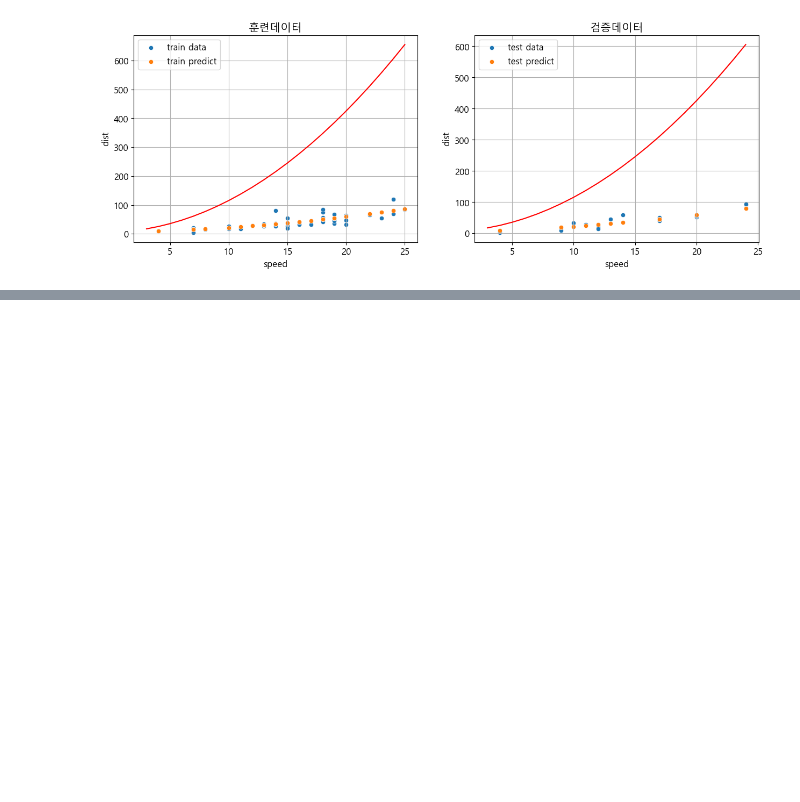
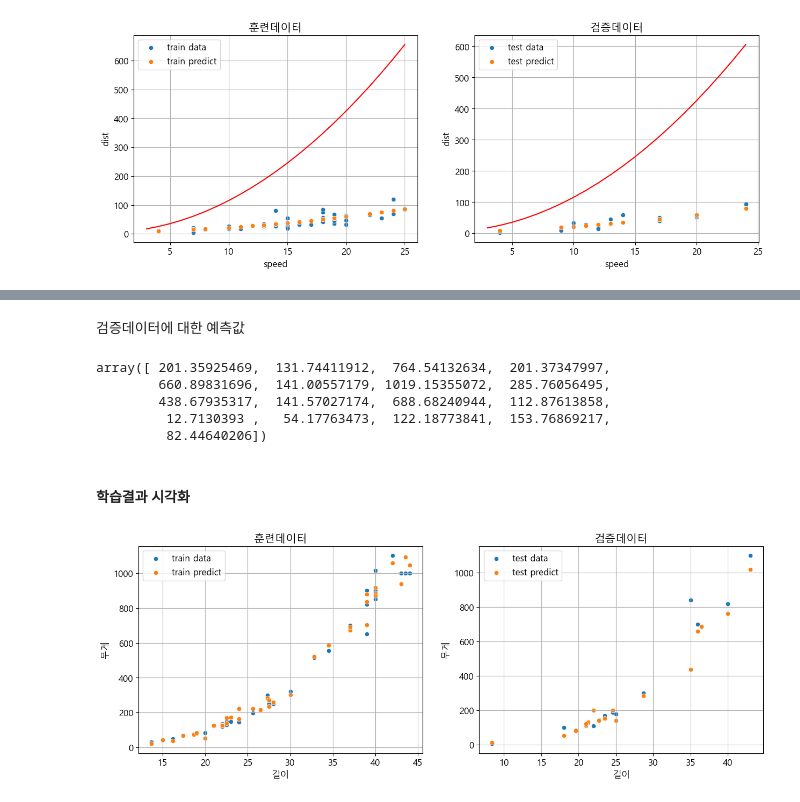
Before and after one commit to Jeeunun/Data_analysis_education_Closed, a Jupyter notebook: data_analysis/F.데이터_마이닝/02_Sklearn/04.지도학습(3)_다항회귀.ipynb, the cells around one changed output, grey strips where cells are left out. Cells and saved outputs as stored; diff of their text form; code cells hidden in the pictures; blank space fills up the shorter version.

```diff
--- a/data_analysis/F.데이터_마이닝/02_Sklearn/04.지도학습(3)_다항회귀.ipynb
+++ b/data_analysis/F.데이터_마이닝/02_Sklearn/04.지도학습(3)_다항회귀.ipynb
@@ -248,0 +295,3 @@ plt.close()
+# %%
+x_train, x_test, y_train, y_test = train_test_split(x,origin[['무게']],train_size=0.7,random_state=123)
+x_train.shape, x_test.shape, y_train.shape, y_test.shape
@@ -248,0 +302,8 @@ plt.close()
+# %%
+model = LinearRegression()
+fit = model.fit(x_train, y_train)
+
+print("계수: ", fit.coef_)
+print("절편: ", fit.intercept_)
+print("훈련데이터 설명력: ", fit.score(x_train, y_train))
+print("검증데이터 설명력: ", fit.score(x_test, y_test))
@@ -248,0 +334,4 @@ plt.close()
+# %%
+y_train_pred = fit.predict(x_train)
+y_train_pred = y_train_pred.reshape(-1)
+y_train_pred
@@ -248,0 +349,37 @@ plt.close()
+# %% [markdown]
+검증데이터에 대한 예측값
+# %%
+y_test_pred = fit.predict(x_test)
+y_test_pred = y_test_pred.reshape(-1)
+y_test_pred
+# %% [output]
+array([ 201.35925469,  131.74411912,  764.54132634,  201.37347997,
+        660.89831696,  141.00557179, 1019.15355072,  285.76056495,
+        438.67935317,  141.57027174,  688.68240944,  112.87613858,
+         12.7130393 ,   54.17763473,  122.18773841,  153.76869217,
+         82.44640206])
+# %% [markdown]
+#### 학습결과 시각화
+# %%
+fig, (ax1, ax2) = plt.subplots(1,2, figsize=(15,5))
+
+# 훈련데이터 + 훈련데이터 예측값
+sb.scatterplot(x=x_train['길이'], y=y_train['무게'], label='train data', ax=ax1)
+sb.scatterplot(x=x_train['길이'], y=y_train_pred, label='train predict', ax=ax1)
+
+ax1.set_title('훈련데이터')
+ax1.legend()
+ax1.grid()
+
+# 검증데이터 + 검증데이터 예측값
+sb.scatterplot(x=x_test['길이'], y=y_test['무게'], label='test data', ax=ax2)
+sb.scatterplot(x=x_test['길이'], y=y_test_pred, label='test predict', ax=ax2)
+
+ax2.set_title('검증데이터')
+ax2.legend()
+ax2.grid()
+
+plt.show()
+plt.close()
+# %% [output]
+[figure, added]
```
Also changed, not shown: parts of 17 cells of this notebook, 1 other file.
